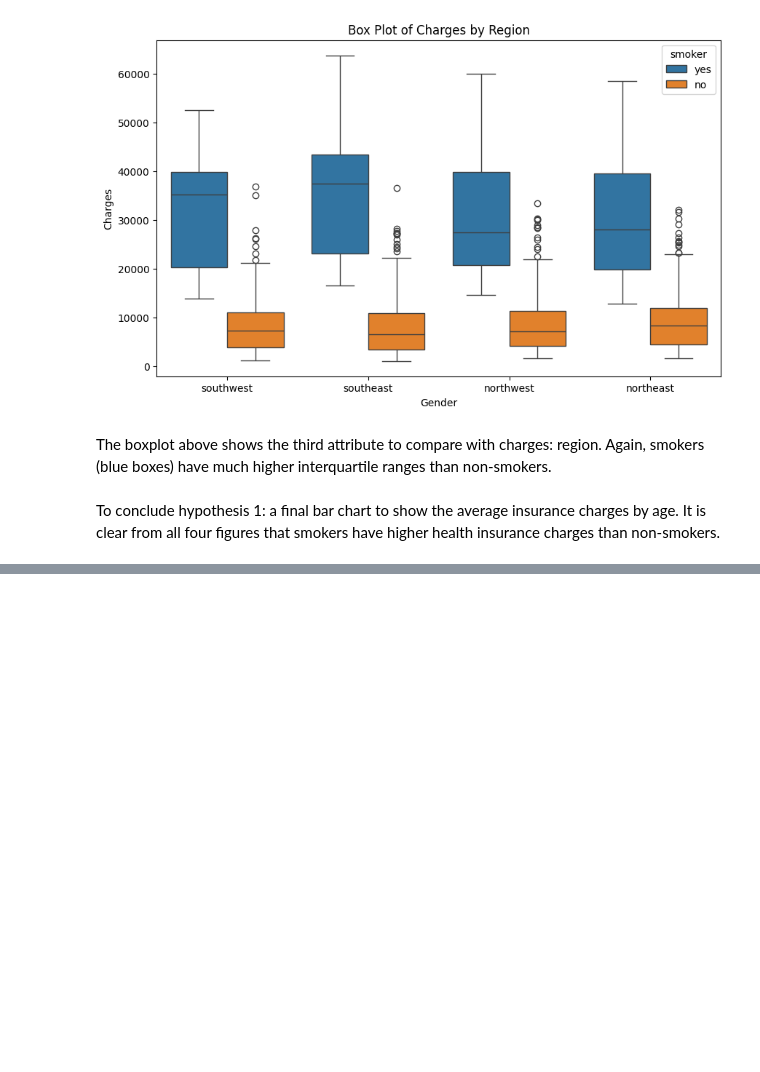
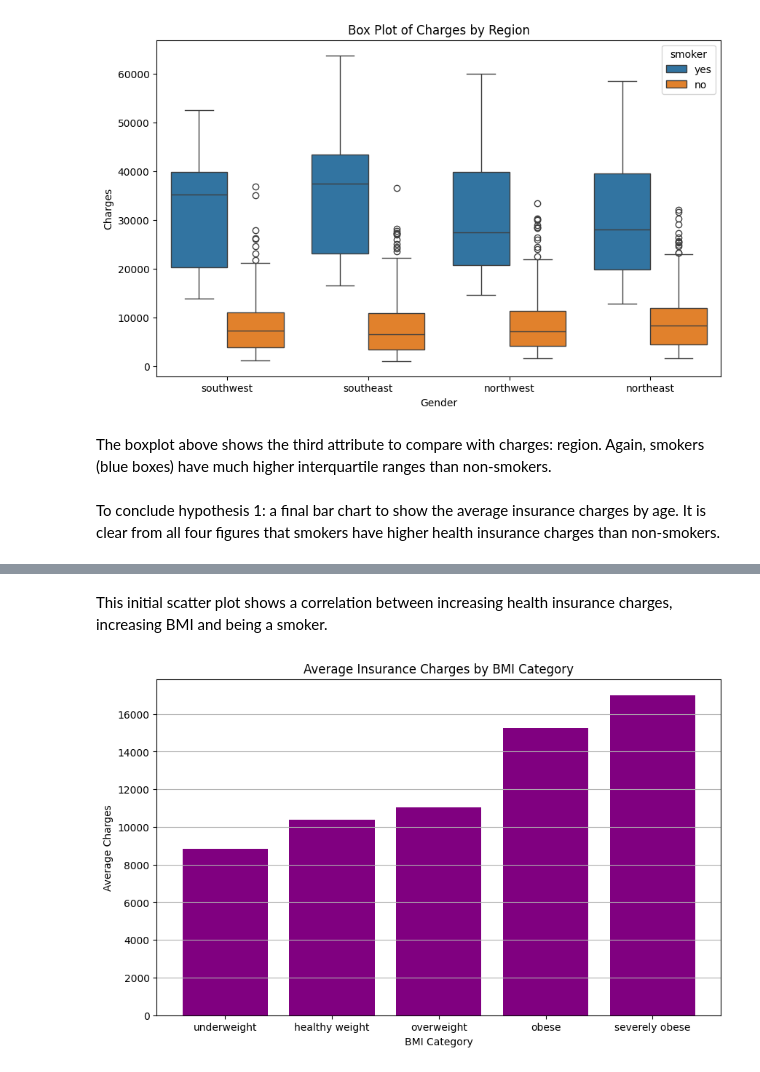
Before and after one commit to BethW83/health-insurance-project-1, a Jupyter notebook: jupyter_notebooks/Notebook-2-visuals.ipynb, the cells around one changed output, grey strips where cells are left out. Cells and saved outputs as stored; diff of their text form; code cells hidden in the pictures; blank space fills up the shorter version.

```diff
--- a/jupyter_notebooks/Notebook-2-visuals.ipynb
+++ b/jupyter_notebooks/Notebook-2-visuals.ipynb
@@ -72,0 +86,20 @@ To conclude hypothesis 1: a final bar chart to show the average insurance charge
+# %% [markdown]
+This initial scatter plot shows a correlation between increasing health insurance charges, increasing BMI and being a smoker.
+# %%
+# bar chart of average charges by BMI category
+# order the bmi categories to be logical
+order = ['underweight', 'healthy weight', 'overweight', 'obese', 'severely obese']
+bmi_avg_charges = df.groupby('bmi_category')['charges'].mean().reset_index()
+bmi_avg_charges['bmi_category'] = pd.Categorical(bmi_avg_charges['bmi_category'], categories=order, ordered=True)
+bmi_avg_charges = bmi_avg_charges.sort_values('bmi_category')
+
+plt.figure(figsize=(10,6))
+plt.bar(x=bmi_avg_charges['bmi_category'], height=bmi_avg_charges['charges'], color='purple')
+
+plt.title('Average Insurance Charges by BMI Category')
+plt.xlabel('BMI Category')
+plt.ylabel('Average Charges')
+plt.grid(axis='y')
+plt.show()
+# %% [output]
+[figure, added]
```
Also changed, not shown: parts of 8 cells of this notebook, 5 other files.
